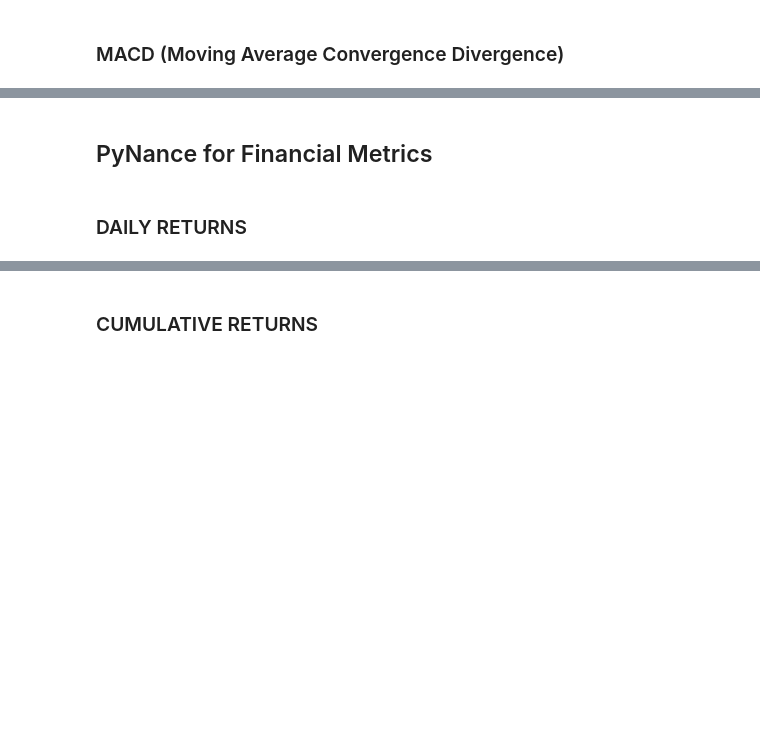
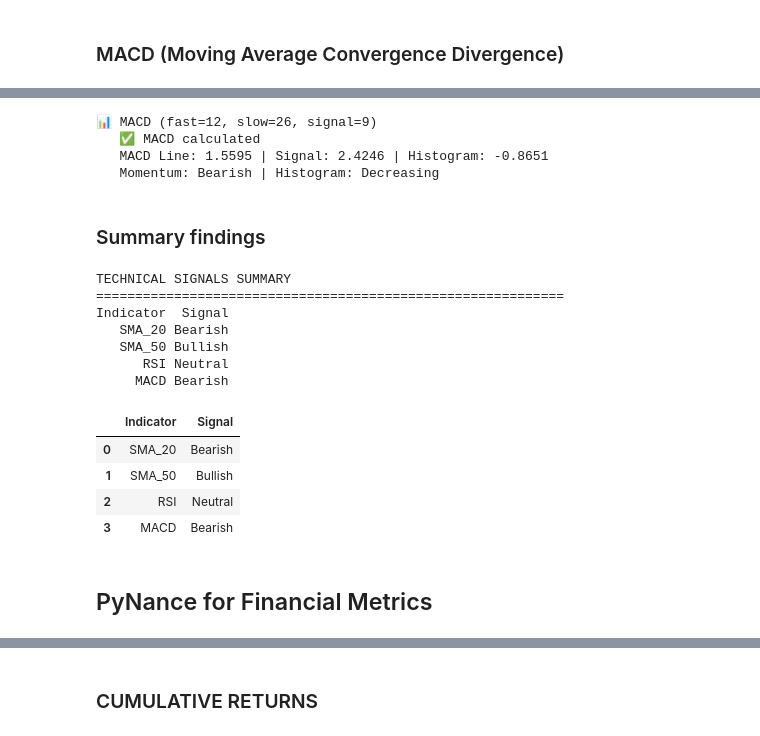
Before and after one commit to semegn19/news-sentiment-analysis, a Jupyter notebook: notebooks/apple_eda.ipynb, the cells around one changed output, grey strips where cells are left out. Drawn from its saved outputs; the diff is of its cells as text; code cells hidden in the pictures; blank space fills up the shorter version.

```diff
--- a/notebooks/apple_eda.ipynb
+++ b/notebooks/apple_eda.ipynb
@@ -147,0 +50,2 @@ MOVING AVERAGES
+# %%
+df = calculate_moving_averages(df)
@@ -148,35 +70,2 @@ MOVING AVERAGES
 # %% [markdown]
 ### RELATIVE STRENGTH INDEX (RSI)
-# %%
-print("RELATIVE STRENGTH INDEX (RSI)")
-
-# Calculate RSI with standard 14-day period
-rsi_period = 14
-df['RSI'] = talib.RSI(df['Close'], timeperiod=rsi_period)
-
-print(f"✅ RSI_{rsi_period} calculated")
-
-# RSI interpretation
-current_rsi = df['RSI'].iloc[-1]
-print(f"\n📊 Current RSI: {current_rsi:.2f}")
-
-# Overbought/Oversold conditions
-overbought = 70
-oversold = 30
-
-if current_rsi > overbought:
-    print(f"   ⚠️ OVERBOUGHT (RSI > {overbought}) → Potential sell signal / pullback coming")
-elif current_rsi < oversold:
-    print(f"   ⚠️ OVERSOLD (RSI < {oversold}) → Potential buy signal / bounce coming")
-else:
-    print(f"   ✅ NEUTRAL (RSI between {oversold} and {overbought})")
-
-# Count overbought/oversold days in dataset
-overbought_days = (df['RSI'] > overbought).sum()
-oversold_days = (df['RSI'] < oversold).sum()
-neutral_days = len(df) - overbought_days - oversold_days
-
-print(f"\n📊 Historical RSI Distribution:")
-print(f"   Overbought days (RSI > {overbought}): {overbought_days} ({overbought_days/len(df)*100:.1f}%)")
-print(f"   Oversold days (RSI < {oversold}): {oversold_days} ({oversold_days/len(df)*100:.1f}%)")
-print(f"   Neutral days: {neutral_days} ({neutral_days/len(df)*100:.1f}%)")
@@ -193,0 +72,2 @@ RELATIVE STRENGTH INDEX (RSI)
+# %%
+df, rsi_summary = calculate_rsi(df)
@@ -408,4 +81,26 @@ plt.show()
+# %%
+df, macd_summary = calculate_macd(df)
+# %% [output]
+📊 MACD (fast=12, slow=26, signal=9)
+   ✅ MACD calculated
+   MACD Line: 1.5595 | Signal: 2.4246 | Histogram: -0.8651
+   Momentum: Bearish | Histogram: Decreasing
+# %% [markdown]
+### Summary findings
+# %%
+generate_signal_summary(df)
+# %% [output]
+TECHNICAL SIGNALS SUMMARY
+============================================================
+Indicator  Signal
+   SMA_20 Bearish
+   SMA_50 Bullish
+      RSI Neutral
+     MACD Bearish
+|  | Indicator | Signal |
+| 0 | SMA_20 | Bearish |
+| 1 | SMA_50 | Bullish |
+| 2 | RSI | Neutral |
+| 3 | MACD | Bearish |
 # %% [markdown]
 ## PyNance for Financial Metrics
-# %% [markdown]
-### DAILY RETURNS
```
Also changed, not shown: parts of 47 cells of this notebook, 1 other file.
